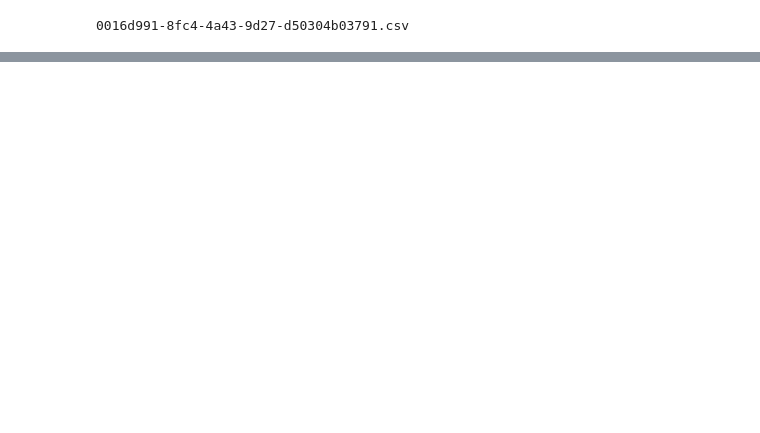
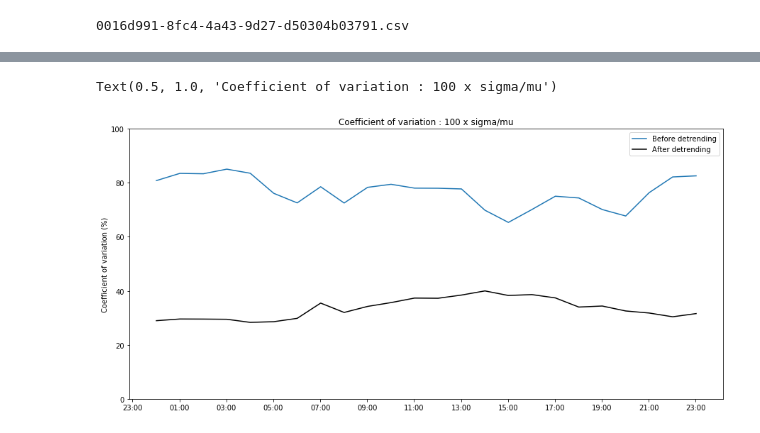
Before and after one commit to ChrCoello/EMD_2_Load, a Jupyter notebook: EMD_hyperparameters.ipynb, the cells around one changed output, grey strips where cells are left out. Cells and saved outputs as stored; diff of their text form; code cells hidden in the pictures; blank space fills up the shorter version.

```diff
--- a/EMD_hyperparameters.ipynb
+++ b/EMD_hyperparameters.ipynb
@@ -65 +95,19 @@ pd1.groupby(pd1.index.time)
+# %%
+from matplotlib import rc
+rc('text', usetex=False)
+fig, ax = plt.subplots(figsize=(15,7))
+hours = mdates.HourLocator(interval = 2)   # every hour
+hours_fmt = mdates.DateFormatter('%H:%M')
+idx = pd.date_range('2017-01-01 00:01', '2017-01-01 23:59', freq = 'H')
+plt.plot(idx,100*bf_std/before,label='Before detrending')
+plt.plot(idx,100*aft_std/after,color='k',label='After detrending')
+ax.xaxis.set_major_locator(hours)
+ax.xaxis.set_major_formatter(hours_fmt)
+ax.set_ylim([0, 100])
+ax.legend()
+ax.set_ylabel('Coefficient of variation (%)')
+ax.set_title('Coefficient of variation : 100 x sigma/mu')
+# %% [output]
+Text(0.5, 1.0, 'Coefficient of variation : 100 x sigma/mu')
+[figure, added]
 # %%
```
Also changed, not shown: parts of 10 cells of this notebook, 1 other file.
